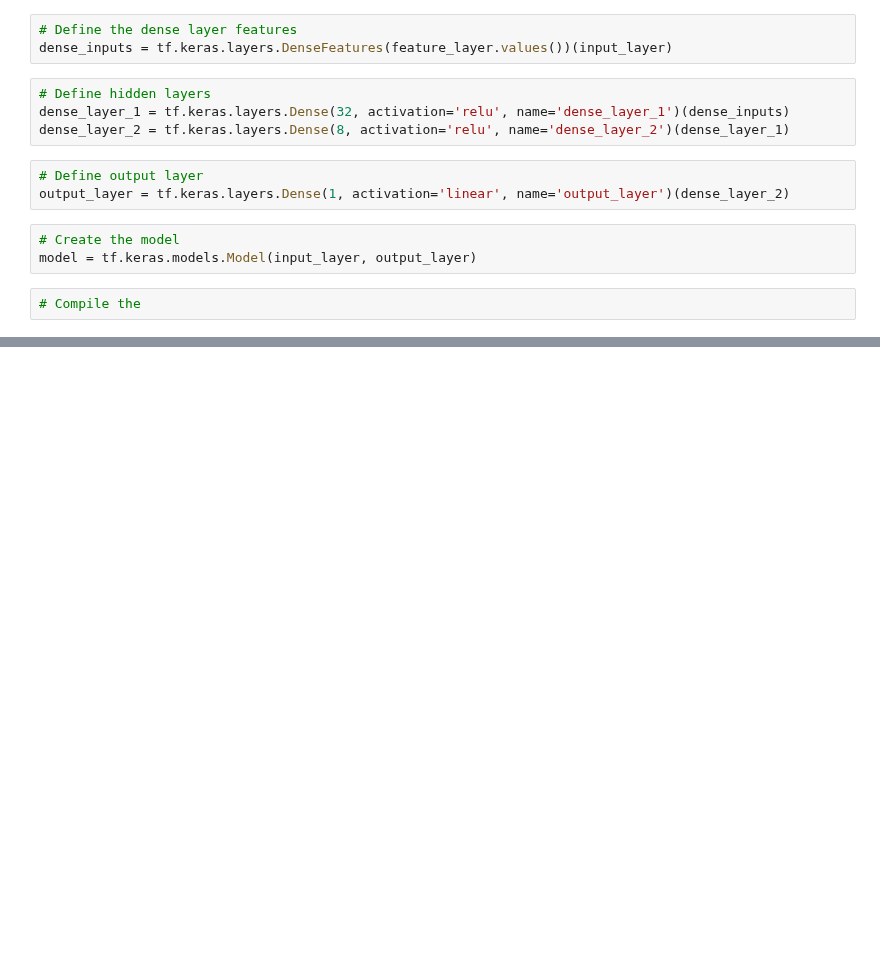
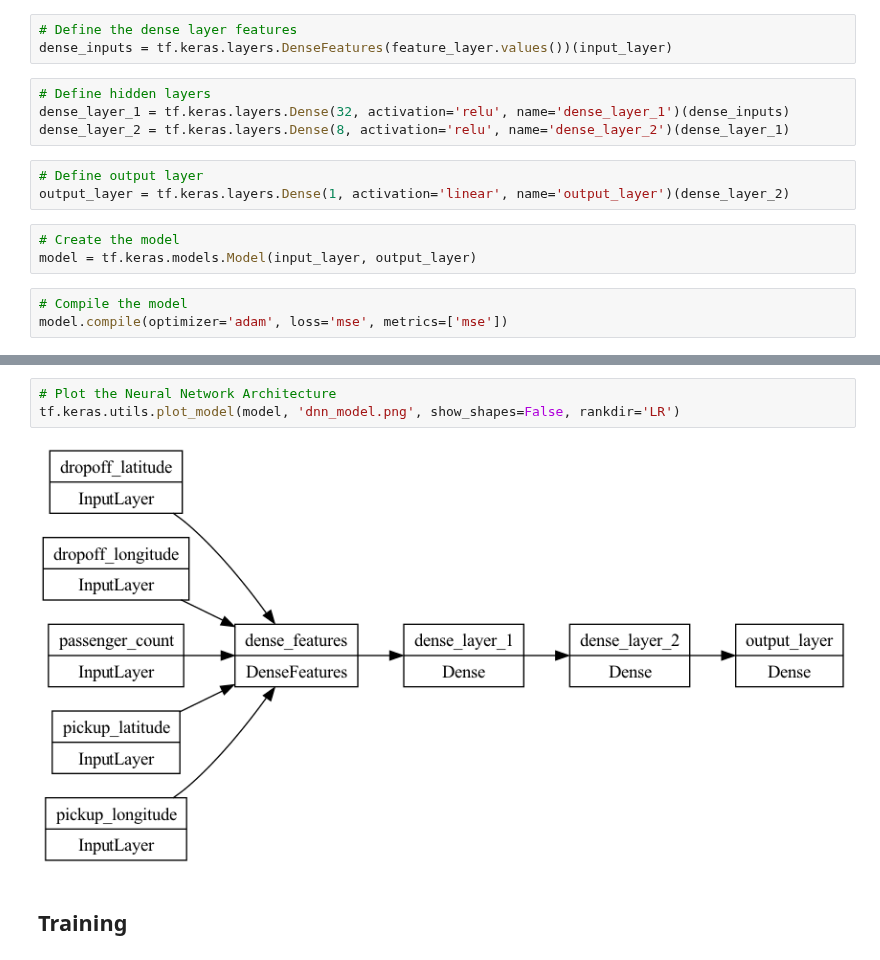
Before and after one commit to Volscente/cheat_sheets, a Jupyter notebook: machine_learning/TensorFlow/functional_api_model.ipynb, the cells around one changed output, grey strips where cells are left out. Saved outputs shown, nothing was run; the diff lists cells and outputs as text; blank space fills up the shorter version.

```diff
--- a/machine_learning/TensorFlow/functional_api_model.ipynb
+++ b/machine_learning/TensorFlow/functional_api_model.ipynb
@@ -125,4 +125,5 @@ output_layer = tf.keras.layers.Dense(1, activation='linear', name='output_layer'
 # Create the model
 model = tf.keras.models.Model(input_layer, output_layer)
 # %%
-# Compile the
+# Compile the model
+model.compile(optimizer='adam', loss='mse', metrics=['mse'])
@@ -128,0 +150,7 @@ model = tf.keras.models.Model(input_layer, output_layer)
+# %%
+# Plot the Neural Network Architecture
+tf.keras.utils.plot_model(model, 'dnn_model.png', show_shapes=False, rankdir='LR')
+# %% [output]
+[figure, added]
+# %% [markdown]
+## Training
```
Also changed, not shown: parts of 3 cells of this notebook, 3 other files.
